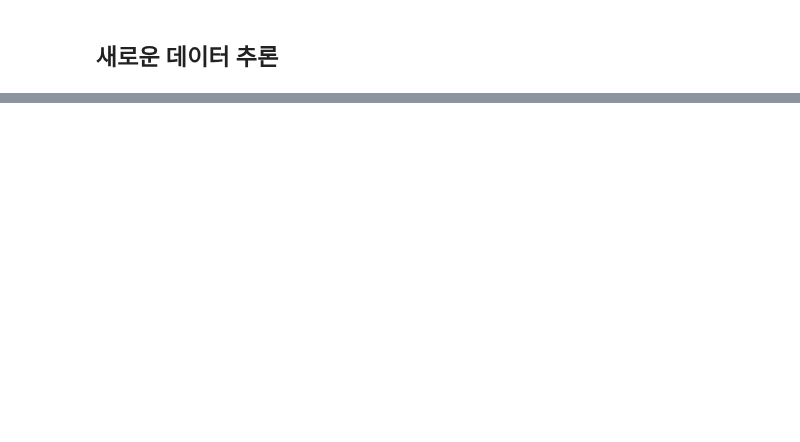
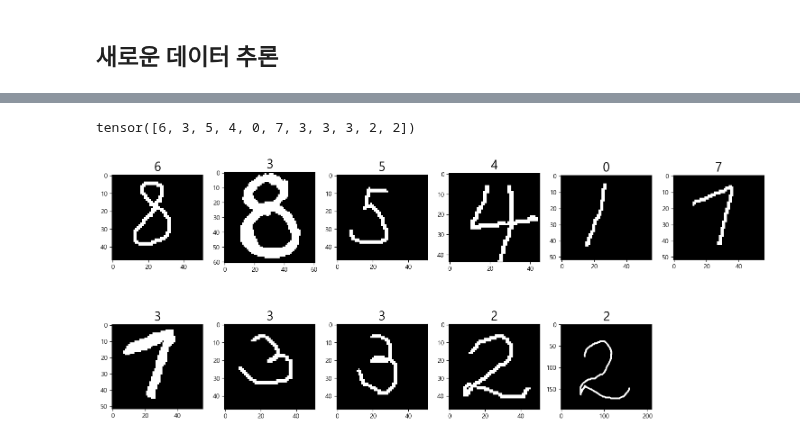
Before and after one commit to LeeJUHO127/DA-35, a Jupyter notebook: 08_deeplearning_pytorch/04_첫번째 딥러닝-MLP 구현.ipynb, the cells around one changed output, grey strips where cells are left out. Saved outputs shown, nothing was run; the diff lists cells and outputs as text; code cells hidden in the pictures; blank space fills up the shorter version.

```diff
--- a/08_deeplearning_pytorch/04_첫번째 딥러닝-MLP 구현.ipynb
+++ b/08_deeplearning_pytorch/04_첫번째 딥러닝-MLP 구현.ipynb
@@ -54,0 +430,41 @@
+# %%
+def pred(model, device="cpu", *path):
+    """model을 이용해서 *path의 이미지를 추론"""
+    # 이미지 로딩
+    ## 로딩된 이미지들을 저장할 tensor
+    input_tensor = torch.zeros(len(path), 1, 28, 28)
+    for i in range(len(path)):
+        img = cv2.imread(path[i], cv2.IMREAD_GRAYSCALE)
+        img = cv2.resize(img, (28, 28))
+        input_tensor[i] = transforms.ToTensor()(img)
+    # print("input data shape:", input_tensor.shape)
+    # 추론
+    model = model.to(device)
+    model.eval()  #evaluation 모드 변환.
+    input_tensor = input_tensor.to(device)
+    with torch.no_grad():
+        y_hat = model(input_tensor)
+        y_hat_label = y_hat.argmax(dim=-1)
+    return y_hat_label
+# %%
+from glob import glob
+
+test_img_list = glob("test_img/num/*.png")
+pred_result = pred(load_model, device, *test_img_list)
+pred_result
+# %% [output]
+tensor([6, 3, 5, 4, 0, 7, 3, 3, 3, 2, 2])
+# %%
+# 이미지 - 출력 결과 시각화
+plt.figure(figsize=(15, 7))
+for  idx, (path, label) in enumerate(zip(test_img_list, pred_result)):
+    # print(idx, path, label.item())
+    img = cv2.imread(path, cv2.IMREAD_GRAYSCALE)
+    plt.subplot(2, 6, idx+1)
+    plt.imshow(img, cmap='gray')
+    plt.title(str(label.item()), fontsize=20)
+
+plt.tight_layout()
+plt.show()
+# %% [output]
+[figure, added]
```
Also changed, not shown: parts of 36 cells of this notebook, 4 other files.
